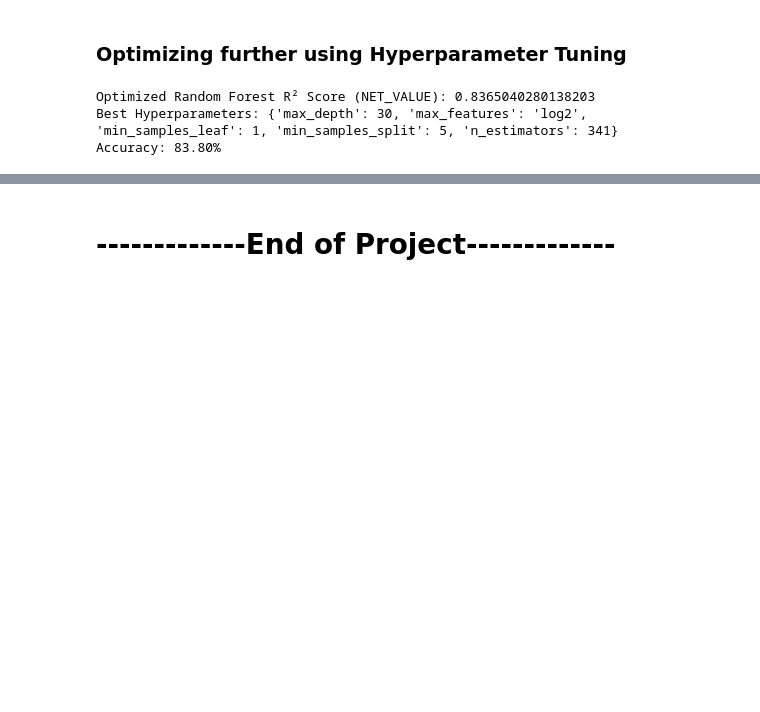
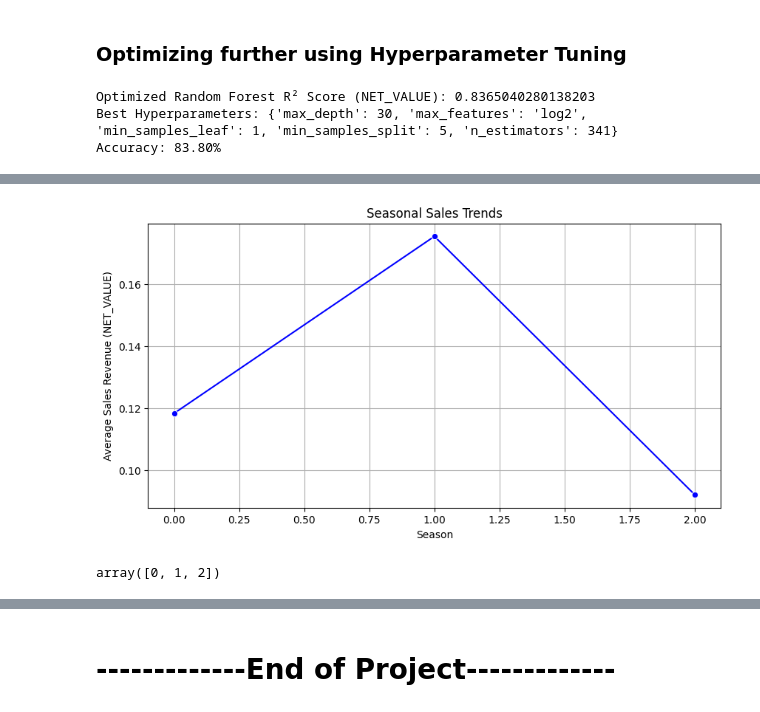
Before and after one commit to ac-26/shoe-store-demand-forecasting, a Jupyter notebook: minor_project.ipynb, the cells around one changed output, grey strips where cells are left out. Saved outputs shown, nothing was run; the diff lists cells and outputs as text; code cells hidden in the pictures; blank space fills up the shorter version.

```diff
--- a/minor_project.ipynb
+++ b/minor_project.ipynb
@@ -1312,0 +1330,15 @@ Accuracy: 83.80%
+# %%
+plt.figure(figsize=(10, 5))
+seasonal_sales = data.groupby("SEASON")["NET_VALUE"].mean()
+sns.lineplot(x=seasonal_sales.index, y=seasonal_sales.values, marker="o", color="b")
+
+plt.xlabel("Season")
+plt.ylabel("Average Sales Revenue (NET_VALUE)")
+plt.title("Seasonal Sales Trends")
+plt.grid()
+plt.show()
+
+data['SEASON'].unique()
+# %% [output]
+[figure, added]
+array([0, 1, 2])
```
Also changed, not shown: parts of 24 cells of this notebook.
